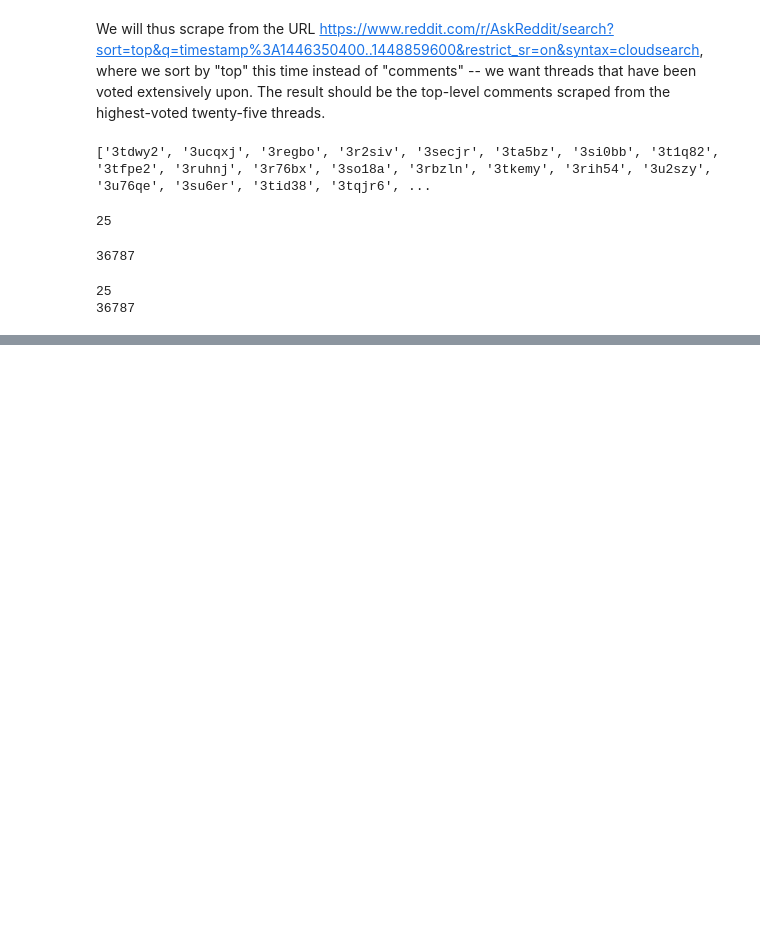
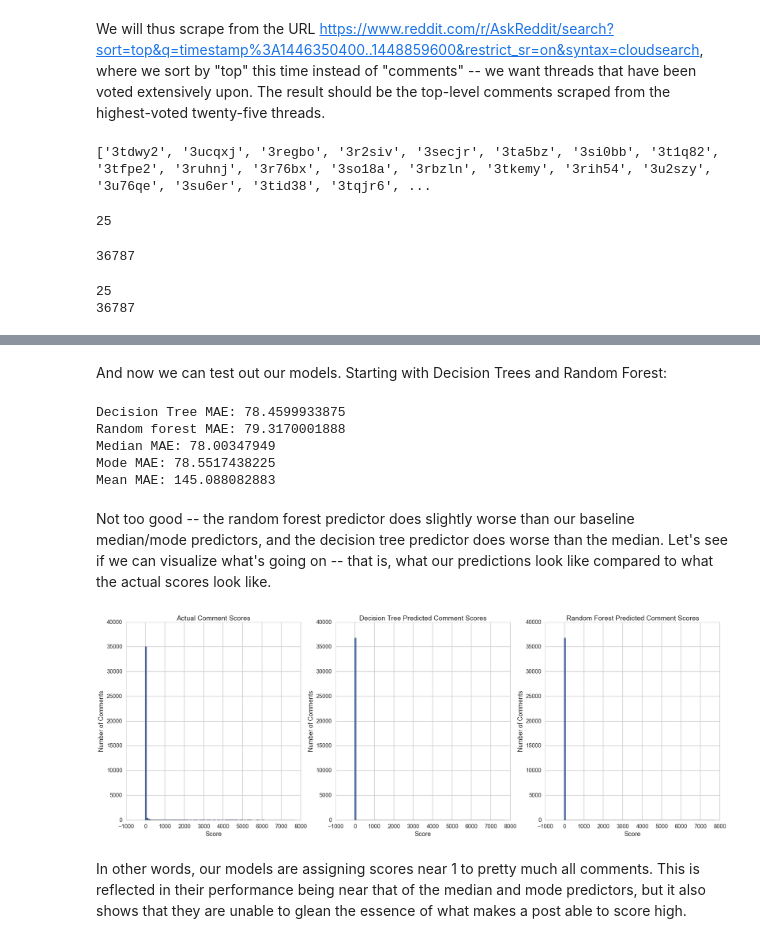
Before and after one commit to geoffstevens8/finalproject, a Jupyter notebook: Verification.ipynb, the cells around one changed output, grey strips where cells are left out. Cells and saved outputs as stored; diff of their text form; code cells hidden in the pictures; blank space fills up the shorter version.

```diff
--- a/Verification.ipynb
+++ b/Verification.ipynb
@@ -62,0 +301,2 @@ print sum([len(comments) for thread, comments in thread_d_load.items()])
+# %% [markdown]
+And now we can test out our models. Starting with Decision Trees and Random Forest:
@@ -62,0 +307,56 @@ print sum([len(comments) for thread, comments in thread_d_load.items()])
+# %%
+cols = ['created_utc',
+        'time_delay',
+        'word_count',
+        'character_count',
+        'swear_count',
+        'word_size',
+        'link_count',
+        'italics_count',
+        'bold_count',
+        'strikethrough_count',
+        'blockquote_count',
+        'paragraph_count',
+        'syn_count',
+        'syn_perc',
+        'un_length',
+        'un_punc',
+        'un_case',
+        'un_number',
+        'un_PM',
+        'un_bot'
+        ]
+# %%
+decision_tree_predictions = trees.predict(df_test[cols])
+random_forest_predictions = forest.predict(df_test[cols])
+
+print "Decision Tree MAE:", np.mean(abs(np.exp(decision_tree_predictions) - df_test.ups))
+print "Random forest MAE:", np.mean(abs(np.exp(random_forest_predictions) - df_test.ups))
+print "Median MAE:", np.mean(abs(2 - df_test.ups))
+print "Mode MAE:", np.mean(abs(1 - df_test.ups))
+print "Mean MAE:", np.mean(abs(79.3385934016 - df_test.ups))
+# %% [output]
+Decision Tree MAE: 78.4599933875
+Random forest MAE: 79.3170001888
+Median MAE: 78.00347949
+Mode MAE: 78.5517438225
+Mean MAE: 145.088082883
+# %% [markdown]
+Not too good -- the random forest predictor does slightly worse than our baseline median/mode predictors, and the decision tree predictor does worse than the median. Let's see if we can visualize what's going on -- that is, what our predictions look like compared to what the actual scores look like.
+# %%
+fig, axes = plt.subplots(nrows=1, ncols=3, figsize=(30,10))
+
+bins = axes[0].hist(df_test.ups,100)[1]
+axes[0].set_title("Actual Comment Scores")
+axes[1].hist(decision_tree_predictions, bins)
+axes[1].set_title("Decision Tree Predicted Comment Scores")
+axes[2].hist(random_forest_predictions, bins)
+axes[2].set_title("Random Forest Predicted Comment Scores")
+
+for ax in axes:
+    ax.set_xlabel("Score")
+    ax.set_ylabel("Number of Comments")
+# %% [output]
+[figure, added]
+# %% [markdown]
+In other words, our models are assigning scores near 1 to pretty much all comments. This is reflected in their performance being near that of the median and mode predictors, but it also shows that they are unable to glean the essence of what makes a post able to score high.
```
Also changed, not shown: parts of 32 cells of this notebook, 1 other file.
